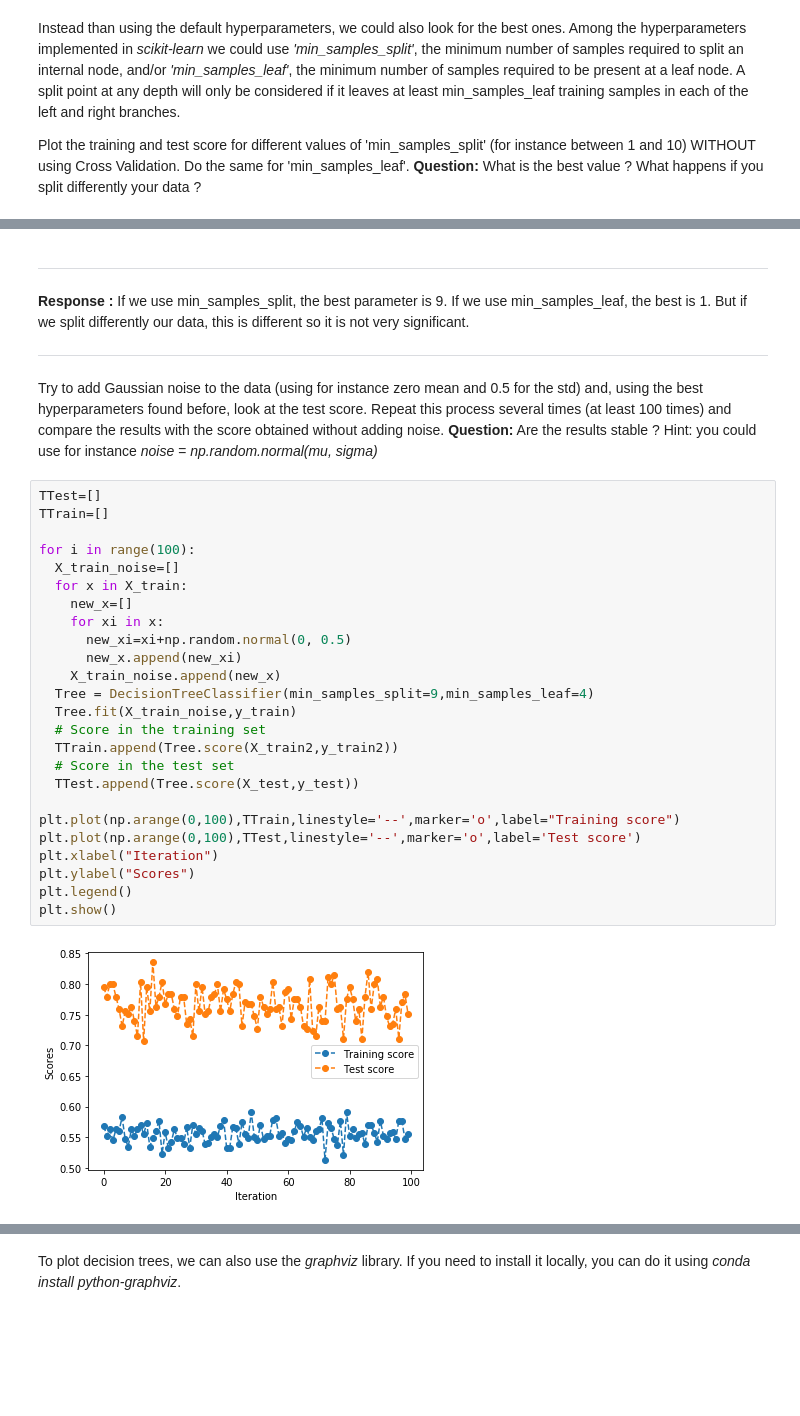
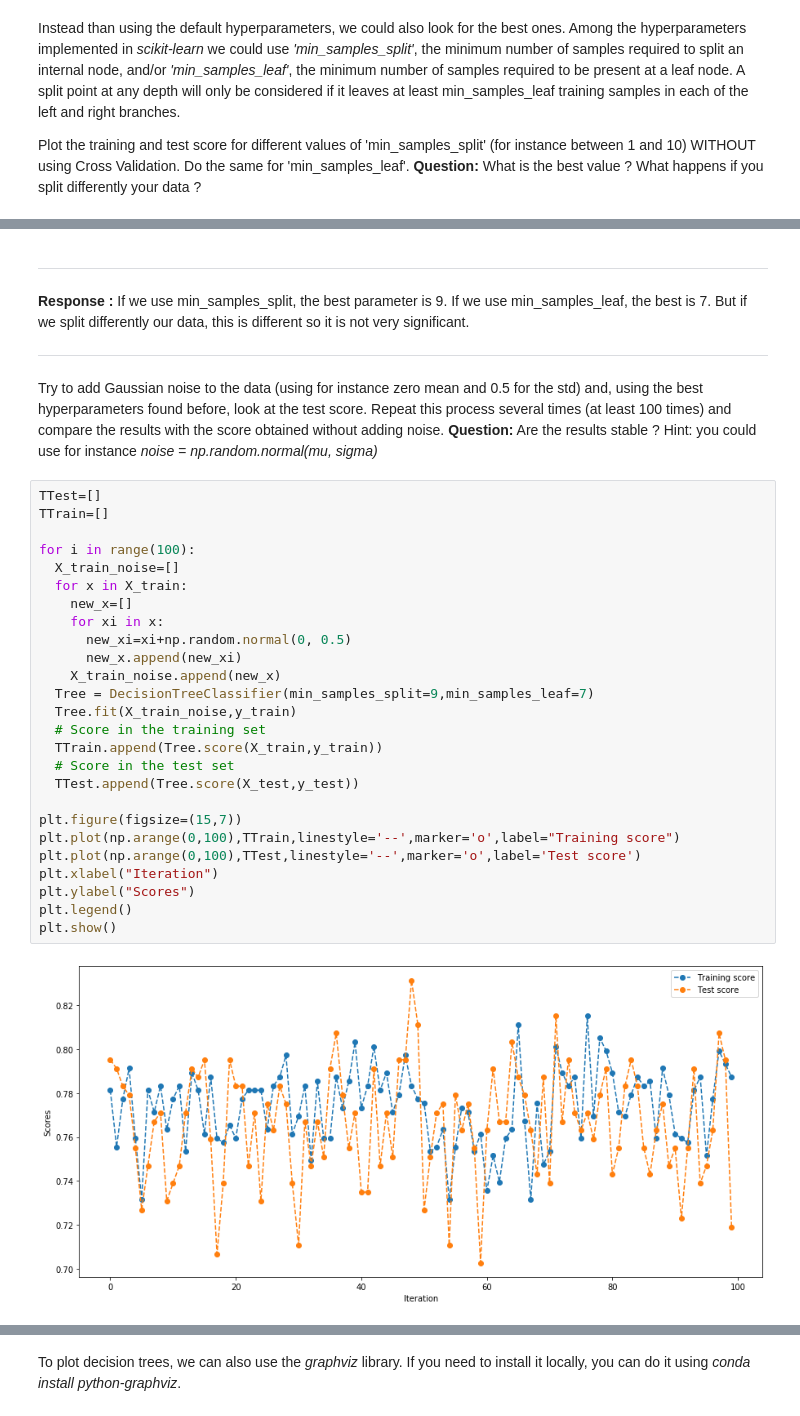
Before and after one commit to paulfyd/IMA, a Jupyter notebook: IMA205/TP4-Trees/TP_Trees.ipynb, the cells around one changed output, grey strips where cells are left out. Saved outputs shown, nothing was run; the diff lists cells and outputs as text; blank space fills up the shorter version.

```diff
--- a/IMA205/TP4-Trees/TP_Trees.ipynb
+++ b/IMA205/TP4-Trees/TP_Trees.ipynb
@@ -240,7 +249,7 @@ plt.show()
 ---
 
 **Response :** If we use min_samples_split, the best parameter is 9.
-If we use min_samples_leaf, the best is 1. But if we split differently our data, this is different so it is not very significant.
+If we use min_samples_leaf, the best is 7. But if we split differently our data, this is different so it is not very significant.
 
 ---
 # %% [markdown]
@@ -248,30 +257,31 @@ Try to add Gaussian noise to the data (using for instance zero mean and 0.5 for
 # %%
 TTest=[]
 TTrain=[]
 
 for i in range(100):
   X_train_noise=[]
   for x in X_train:
     new_x=[]
     for xi in x:
       new_xi=xi+np.random.normal(0, 0.5)
       new_x.append(new_xi)
     X_train_noise.append(new_x)
-  Tree = DecisionTreeClassifier(min_samples_split=9,min_samples_leaf=4)
+  Tree = DecisionTreeClassifier(min_samples_split=9,min_samples_leaf=7)
   Tree.fit(X_train_noise,y_train)
   # Score in the training set
-  TTrain.append(Tree.score(X_train2,y_train2))
+  TTrain.append(Tree.score(X_train,y_train))
   # Score in the test set
   TTest.append(Tree.score(X_test,y_test))
 
+plt.figure(figsize=(15,7))
 plt.plot(np.arange(0,100),TTrain,linestyle='--',marker='o',label="Training score")
 plt.plot(np.arange(0,100),TTest,linestyle='--',marker='o',label='Test score')
 plt.xlabel("Iteration")
 plt.ylabel("Scores")
 plt.legend()
 plt.show()
 # %% [output]
-[figure, old version]
+[figure, new version]
 # %% [markdown]
 ---
 
```
Also changed, not shown: parts of 21 cells of this notebook.
